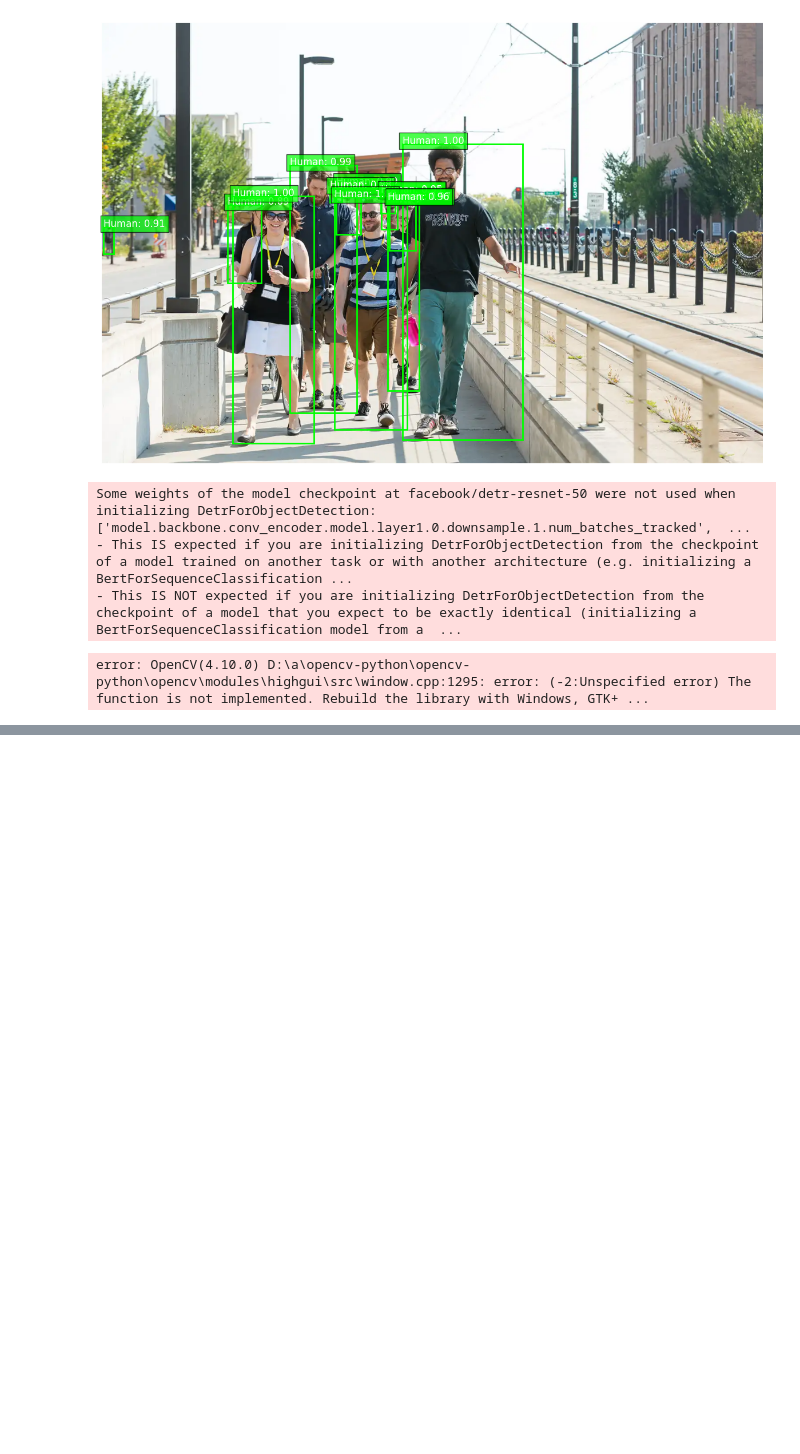
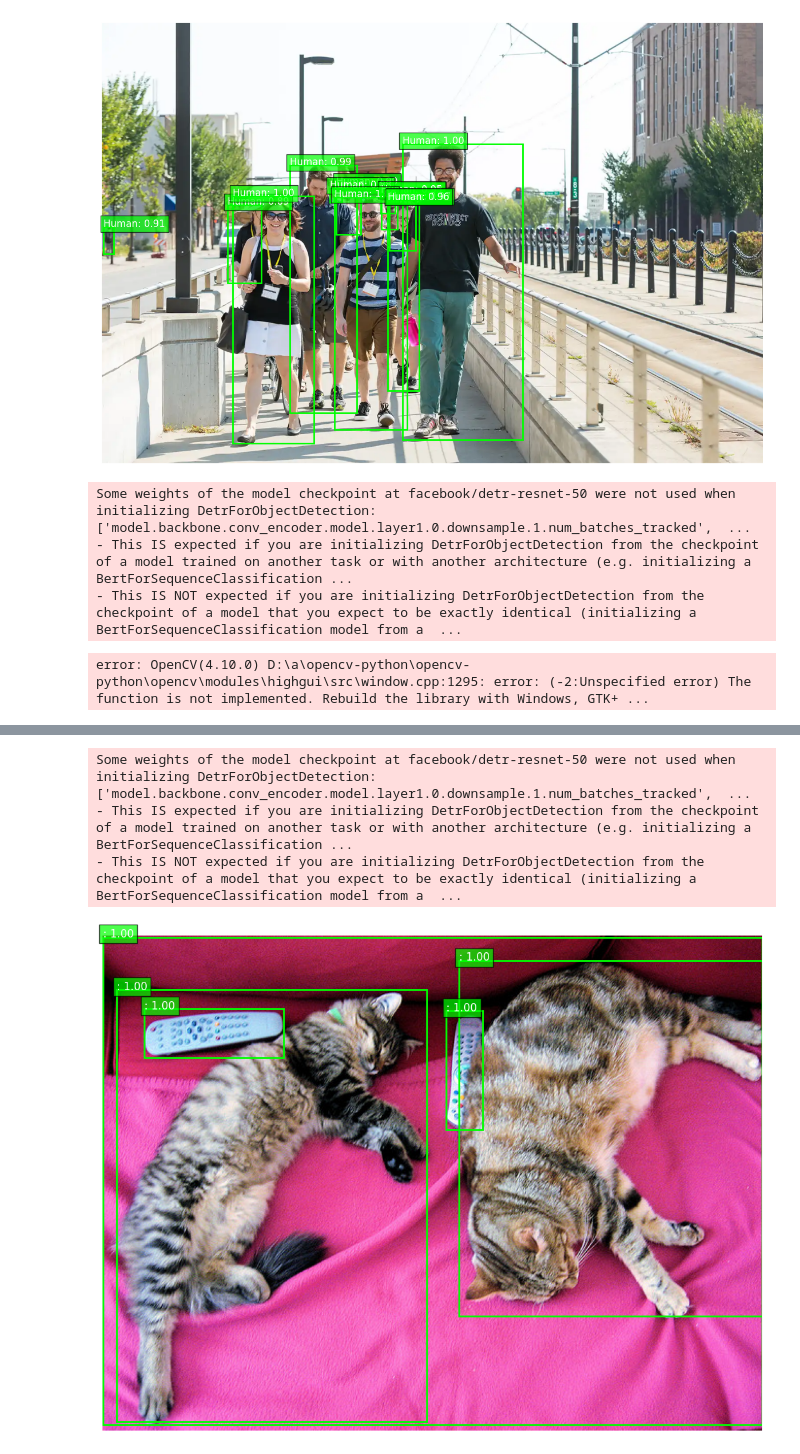
Before and after one commit to woznin/Multi-object-multi-camera-tracking, a Jupyter notebook: DETR_research.ipynb, the cells around one changed output, grey strips where cells are left out. Cells and saved outputs as stored; diff of their text form; code cells hidden in the pictures; blank space fills up the shorter version.

Commit message:
Budowa modelu

```diff
--- a/DETR_research.ipynb
+++ b/DETR_research.ipynb
@@ -62,7 +62,7 @@ Some weights of the model checkpoint at facebook/detr-resnet-50 were not used wh
 import cv2
 
 
-cap = cv2.VideoCapture("my_video.mp4")
+cap = cv2.VideoCapture("my_video2.mp4")
 width = int(cap.get(cv2.CAP_PROP_FRAME_WIDTH))
 height = int(cap.get(cv2.CAP_PROP_FRAME_HEIGHT))
 fps = cap.get(cv2.CAP_PROP_FPS)
@@ -105,0 +154,61 @@ error: OpenCV(4.10.0) D:\a\opencv-python\opencv-python\opencv\modules\highgui\sr
+# %%
+from transformers import DetrImageProcessor, DetrForObjectDetection
+import torch
+from PIL import Image
+import matplotlib.pyplot as plt
+import matplotlib.patches as patches
+
+processor = DetrImageProcessor.from_pretrained("facebook/detr-resnet-50")
+model = DetrForObjectDetection.from_pretrained("facebook/detr-resnet-50")
+
+def detect_humans(image_path, confidence=0.85):
+    url = "http://images.cocodataset.org/val2017/000000039769.jpg"
+    image = Image.open(requests.get(url, stream=True).raw)
+    inputs = processor(images=image, return_tensors="pt")
+
+    with torch.no_grad():
+        outputs = model(**inputs)
+
+    results = processor.post_process_object_detection(
+        outputs,
+        target_sizes=torch.tensor([image.size[::-1]]),
+        threshold=confidence
+    )[0]
+
+    human_indices = [i for i, label in enumerate(results["labels"])
+                    if label.item()]
+
+    plt.figure(figsize=(16, 10))
+    plt.imshow(image)
+    ax = plt.gca()
+
+    for idx in human_indices:
+        box = results["boxes"][idx].tolist()
+        score = results["scores"][idx].item()
+
+        x, y, w, h = box[0], box[1], box[2]-box[0], box[3]-box[1]
+        rect = patches.Rectangle(
+            (x, y), w, h,
+            linewidth=2,
+            edgecolor='lime',
+            facecolor='none'
+        )
+        ax.add_patch(rect)
+
+        plt.text(
+            x, y,
+            f": {score:.2f}",
+            color='white',
+            fontsize=12,
+            bbox=dict(facecolor='lime', alpha=0.7)
+        )
+
+    plt.axis('off')
+    plt.show()
+
+detect_humans("test_image.jpg")
+# %% [output]
+Some weights of the model checkpoint at facebook/detr-resnet-50 were not used when initializing DetrForObjectDetection: ['model.backbone.conv_encoder.model.layer1.0.downsample.1.num_batches_tracked',  ...
+- This IS expected if you are initializing DetrForObjectDetection from the checkpoint of a model trained on another task or with another architecture (e.g. initializing a BertForSequenceClassification ...
+- This IS NOT expected if you are initializing DetrForObjectDetection from the checkpoint of a model that you expect to be exactly identical (initializing a BertForSequenceClassification model from a  ...
+[figure, added]
```
Also changed, not shown: parts of 3 cells of this notebook, 5 other files.
